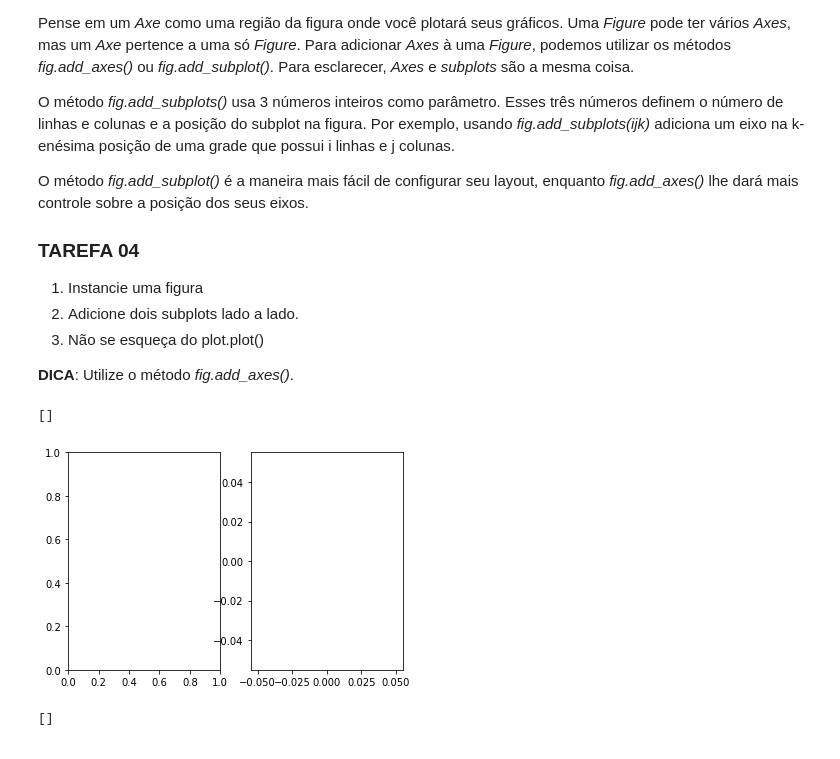
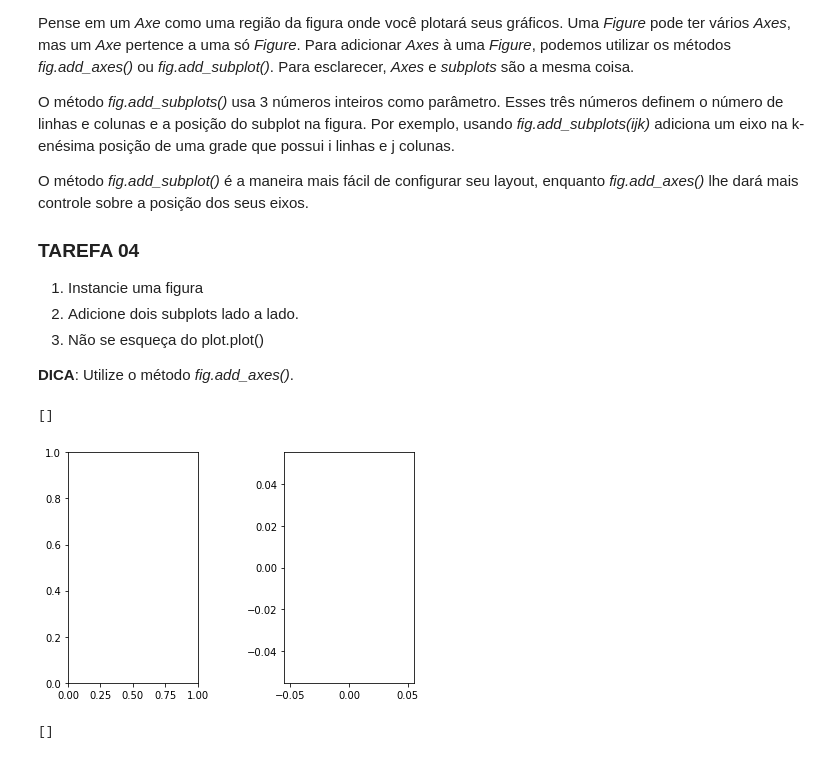
Before and after one commit to JoaoDaross/visualizacao_exploratoria_exercicios, a Jupyter notebook: 01-exercicios-matplotlib/visualizacao_com_matplotlib.ipynb, the cells around one changed output. Cells and saved outputs as stored; diff of their text form; code cells hidden in the pictures.

```diff
--- a/01-exercicios-matplotlib/visualizacao_com_matplotlib.ipynb
+++ b/01-exercicios-matplotlib/visualizacao_com_matplotlib.ipynb
@@ -153,14 +153,14 @@ O método *fig.add_subplot()* é a maneira mais fácil de configurar seu layout,
 3. Não se esqueça do plot.plot()
 
 **DICA**: Utilize o método *fig.add_axes()*.
-# %%
-fig = plt.figure()
-fig.add_subplot(121)
-fig.add_subplot(122)
-plt.plot()
-# %% [output]
-[]
-[figure, removed]
+# %%
+fig = plt.figure()
+ax1 = fig.add_axes([1,0,0.3,0.8])
+ax2 = fig.add_axes([1.5,0,0.3,0.8])
+plt.plot()
+# %% [output]
+[]
+[figure, added]
 # %%
 # Resultado esperado (não modifique esta célula)
 # %% [output]
```
Also changed, not shown: parts of 7 cells of this notebook.
